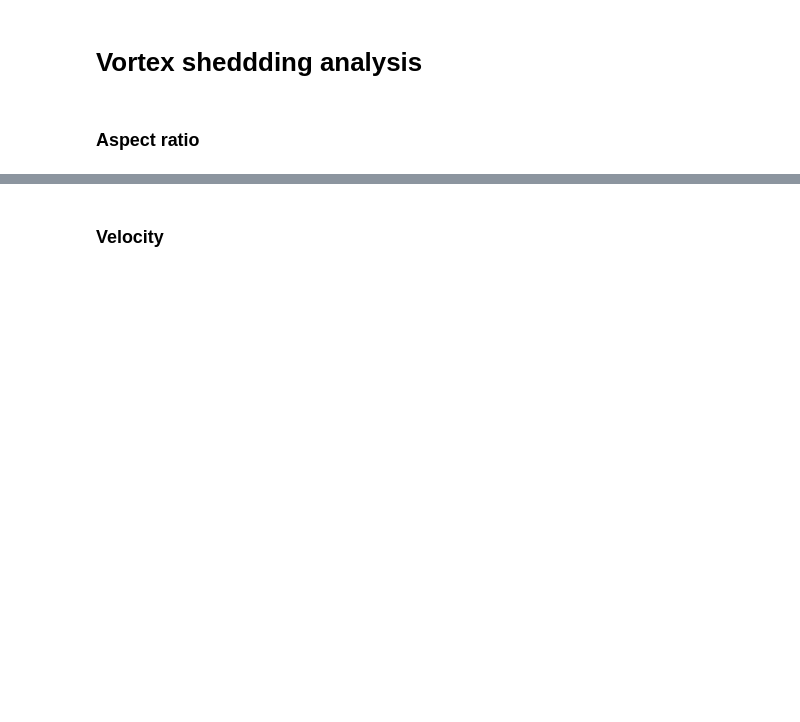
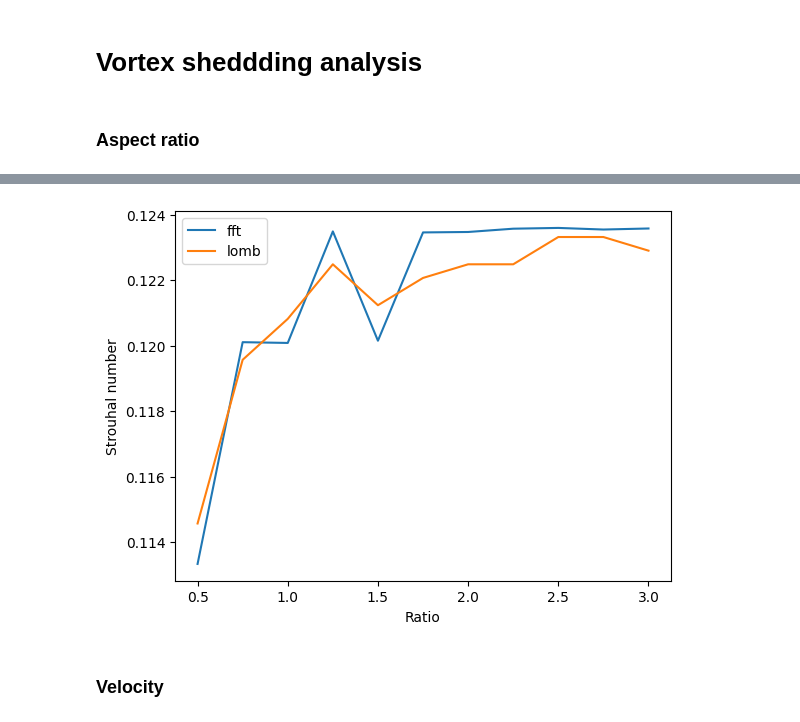
Before and after one commit to Viktor-Szolga/vortex_shedding_data_analysis, a Jupyter notebook: plots/plot.ipynb, the cells around one changed output, grey strips where cells are left out. Drawn from its saved outputs; the diff is of its cells as text; code cells hidden in the pictures; blank space fills up the shorter version.

```diff
--- a/plots/plot.ipynb
+++ b/plots/plot.ipynb
@@ -35,3 +44,14 @@ plt.show()
+# %%
+import matplotlib.pyplot as plt
+
+plt.plot(ratio, fft_strou, label = "fft")
+plt.plot(ratio, lomb_strou, label = "lomb")
+plt.xlabel("Ratio")
+plt.ylabel("Strouhal number")
+plt.legend()
+plt.show()
+# %% [output]
+[figure, added]
 # %% [markdown]
 ### Velocity
 # %%
```
Also changed, not shown: parts of 4 cells of this notebook, 1 other file.
